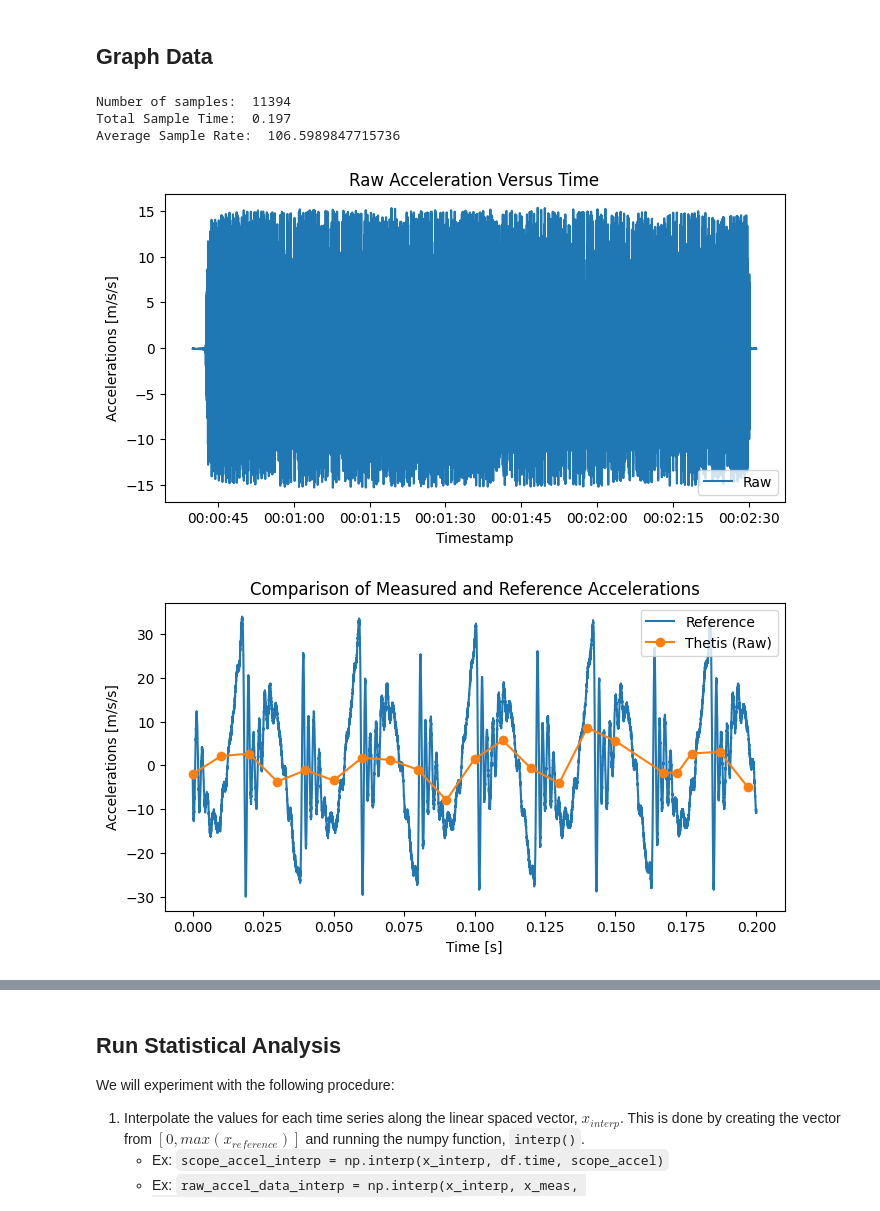
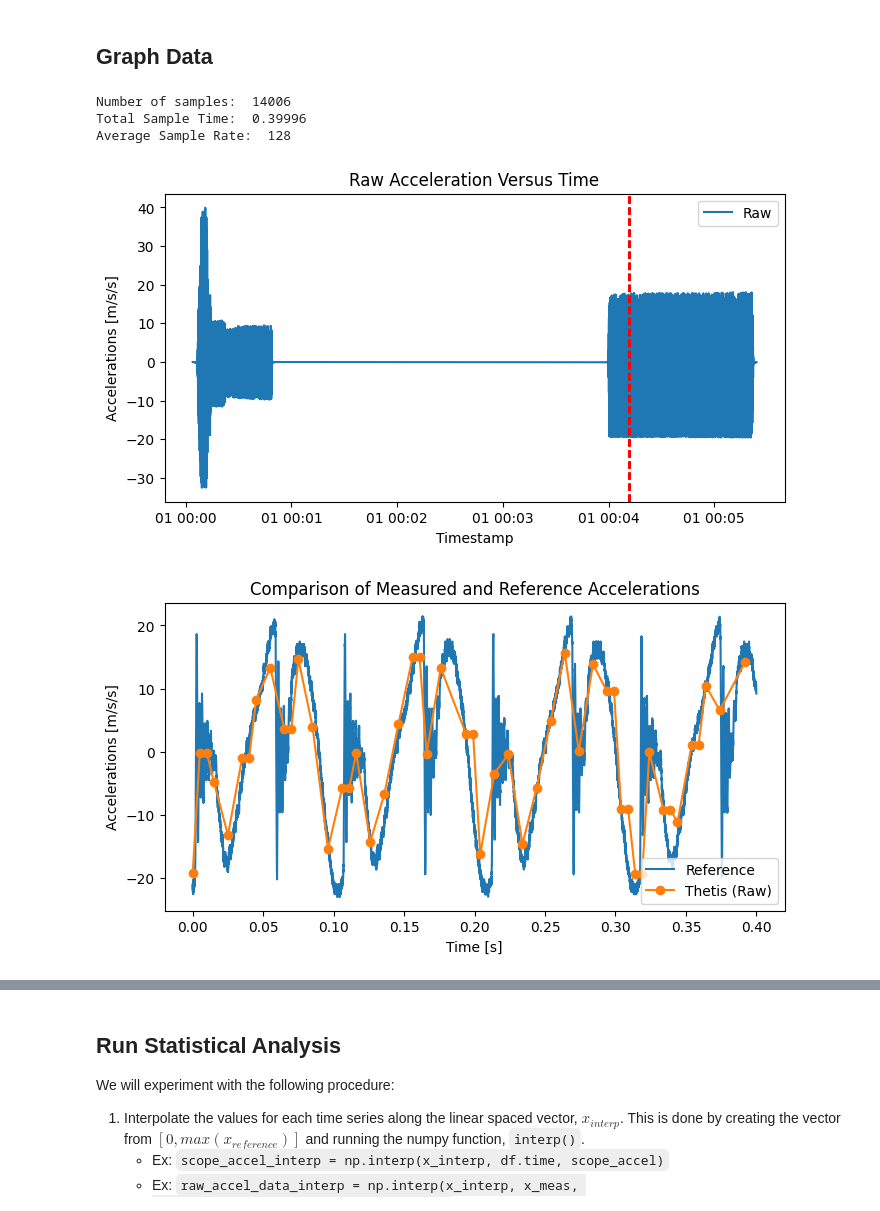
Before and after one commit to Legohead259/Thetis-Scripts, a Jupyter notebook: vibration_validation/accelerometer_validation.ipynb, the cells around one changed output, grey strips where cells are left out. Cells and saved outputs as stored; diff of their text form; code cells hidden in the pictures.

Commit message:
Finished test script for data analysis

```diff
--- a/vibration_validation/accelerometer_validation.ipynb
+++ b/vibration_validation/accelerometer_validation.ipynb
@@ -37,29 +57,12 @@ scope_accel = df.voltage * SCALE_FACTOR # Scale all the voltage values to accele
 # %% [markdown]
 ## Read in Thetis Data
-# %%
-with open('data/x-axis/x_thetis_24_0Hz.bin', 'rb') as file:
-    epoch_data = []
-    raw_accel_data = []
-    accel_data = []
-
-    data = ThetisData()
-    while file.readinto(data) == sizeof(data):
-        timestamp = dt.datetime.utcfromtimestamp(data.epoch) + dt.timedelta(milliseconds=data.mSecond)
-        epoch_data.append(timestamp)
-        raw_accel_data.append(-data.rawAccelX)
-        accel_data.append((data.accelX, data.accelY, data.accelZ))
-        # accel_data.append(data.accelX)
-
-epoch_data = np.array(epoch_data)
-raw_accel_data = np.array(raw_accel_data)
-accel_data = np.array(accel_data)
 # %% [markdown]
 ## Graph Data
 # %%
 # START_INDEX = 0
-START_INDEX = 2082
+START_INDEX = 6095
 # TIME_WIDTH = len(epoch_data)
-TIME_WIDTH = 21
+TIME_WIDTH = 50
 END_INDEX = START_INDEX + TIME_WIDTH
 
 x_meas = epoch_data[START_INDEX:END_INDEX] # Partition examined data into sub array
@@ -70,38 +73,44 @@ x_meas = [x_meas[x].total_seconds() for x in range(np.size(x_meas))] # Convert d
 fig_accel = plt.figure(1, figsize=(8,4))
 ax_accel = fig_accel.add_subplot(1,1,1)
 ax_accel.set_title("Raw Acceleration Versus Time")
 ax_accel.plot(epoch_data, raw_accel_data)
 # ax_accel.plot(epoch_data, accel_data)
+ax_accel.axvline(epoch_data[START_INDEX], linestyle='--', color='r')
+ax_accel.axvline(epoch_data[END_INDEX], linestyle='--', color='r')
 ax_accel.set_xlabel("Timestamp")
 ax_accel.set_ylabel("Accelerations [m/s/s]")
 ax_accel.legend(["Raw"])
 
 
 fig_comp = plt.figure(2, figsize=(8,4))
 ax_comp = fig_comp.add_subplot(1,1,1)
 ax_comp.set_title("Comparison of Measured and Reference Accelerations")
 ax_comp.plot(df.time, scope_accel)
 ax_comp.plot(x_meas, raw_accel_data[START_INDEX:END_INDEX], 'o-')
 ax_comp.set_xlabel("Time [s]")
 ax_comp.set_ylabel("Accelerations [m/s/s]")
 ax_comp.legend(["Reference", "Thetis (Raw)"])
 
 # ax_scale = fig_comp.add_subplot(1,2,2)
 # ax_scale.set_title("Comparison of Measured and Scaled Reference Accelerations")
 # ax_scale.plot(x_meas, raw_accel_data[START_INDEX:END_INDEX], 'o-')
 # ax_scale.plot(df.time, scope_accel*2.8)
 # ax_scale.set_xlabel("Time [s]")
 # ax_scale.set_ylabel("Accelerations [m/s/s]")
 # ax_scale.legend(["Thetis (Raw)", "Reference (x2.8)"])
 
-print("Number of samples: ", len(epoch_data)) #DEBUG
-print("Total Sample Time: ", max(x_meas)) #DEBUG
-print("Average Sample Rate: ", len(x_meas) / np.max(x_meas)) #DEBUG
+N_SAMPLES = len(epoch_data)
+T_SAMPLE = np.max(df.time)
+F_SAMPLE = len(x_meas) / np.max(x_meas)
+
+print("Number of samples: ", N_SAMPLES) #DEBUG
+print("Total Sample Time: ", T_SAMPLE) #DEBUG
+print("Average Sample Rate: ", round(F_SAMPLE)) #DEBUG
 
 plt.show()
 # %% [output]
-Number of samples:  11394
-Total Sample Time:  0.197
-Average Sample Rate:  106.5989847715736
+Number of samples:  14006
+Total Sample Time:  0.39996
+Average Sample Rate:  128
-[figure, old version]
+[figure, new version]
-[figure, old version]
+[figure, new version]
```
Also changed, not shown: parts of 6 cells of this notebook, 1 other file.
